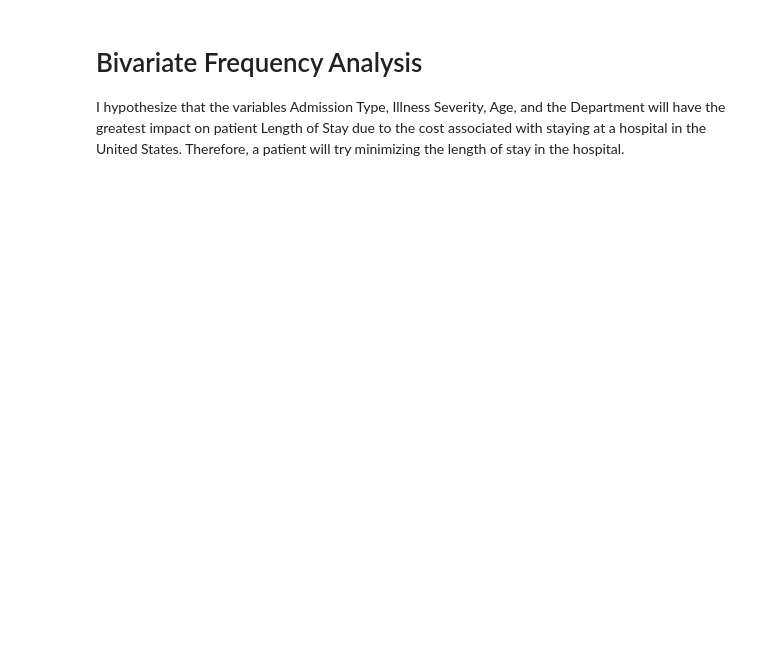
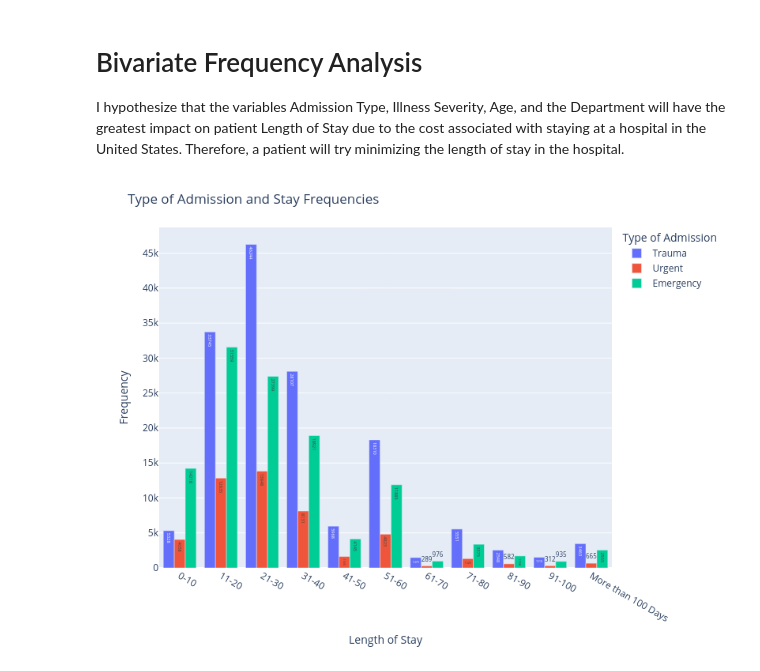
Before and after one commit to MattsonCam/hospital_los_forecasting, a Jupyter notebook: eda.ipynb, the cells around one changed output. Cells and saved outputs as stored; diff of their text form; code cells hidden in the pictures; blank space fills up the shorter version.

Commit message:
Updated the frequency figure x-axis title and display the image in the notebook

```diff
--- a/eda.ipynb
+++ b/eda.ipynb
@@ -298,29 +306,42 @@ I hypothesize that the variables Admission Type, Illness Severity, Age, and the
 # %%
 groupdf = (
     df.groupBy("Type of Admission", "Stay").count().orderBy("Stay", ascending=True)
 )
 
 fig = px.bar(
     groupdf.toPandas(),
     x="Stay",
     y="count",
     color="Type of Admission",
     barmode="group",
     text="count",
 )
 
 fig.update_layout(
-    xaxis_title="Type of Admission",
+    xaxis_title="Length of Stay",
     yaxis_title="Frequency",
     bargap=0.2,
     title="Type of Admission and Stay Frequencies",
 )
 
+image_name = "type_of_admission_and_stay_frequencies"
+static_image_path = freq_figure_path / f"{image_name}.png"
+
+fig.write_image(
+    static_image_path,
+    width=800,
+    height=600,
+)
+
 fig.write_html(
-    freq_figure_path / "type_of_admission_and_stay_frequencies.html",
+    freq_figure_path / "f{image_name}.html",
     full_html=True,
     include_plotlyjs="embed",
 )
+
+display(Image(filename=static_image_path))
+# %% [output]
+[figure, added]
 # %%
 groupdf = (
     df.groupBy("Severity of Illness", "Stay").count().orderBy("Stay", ascending=True)
```
Also changed, not shown: parts of 8 cells of this notebook, 26 other files.
